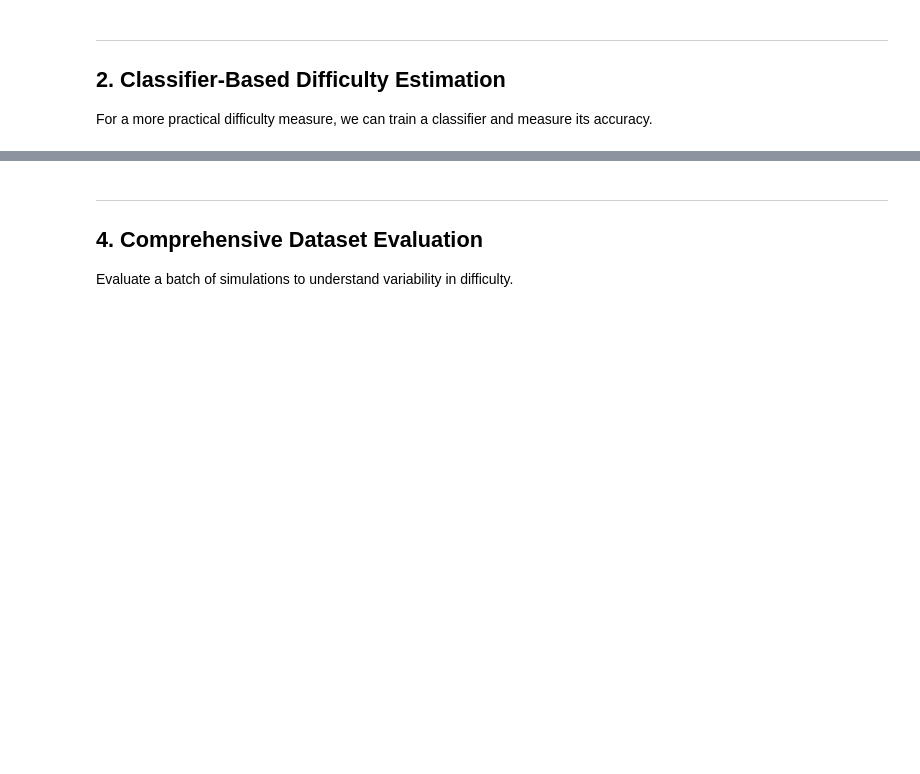
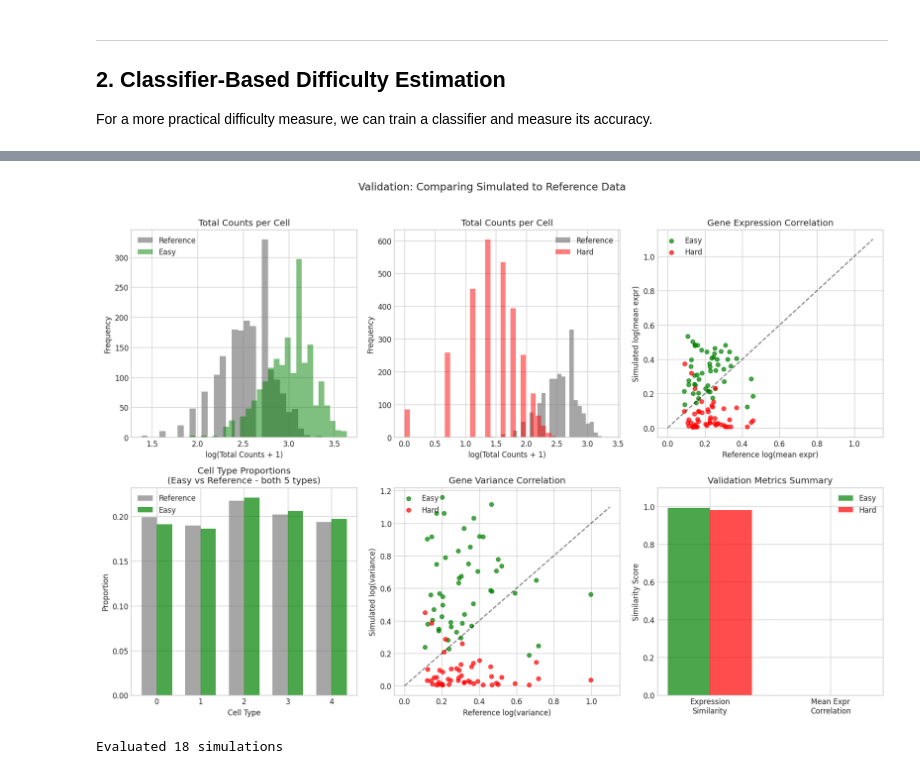
Before and after one commit to lamanno-epfl/PointillSim, a Jupyter notebook: notebooks/09_validation_and_difficulty.ipynb, the cells around one changed output, grey strips where cells are left out. Saved outputs shown, nothing was run; the diff lists cells and outputs as text; code cells hidden in the pictures; blank space fills up the shorter version.

```diff
--- a/notebooks/09_validation_and_difficulty.ipynb
+++ b/notebooks/09_validation_and_difficulty.ipynb
@@ -365,27 +515,29 @@ print(f"Reference dataset: {fov_ref.n_cells} cells, {len(dots_ref)} dots")
 # Create ValidationMetrics
 validator = ValidationMetrics()
 
-# Compare easy tissue to reference
+# Compare easy tissue to reference (both have 5 types)
 metrics_easy = validator.compare(
-    simulated_counts=counts_easy,
+    simulated_expression=counts_easy,
+    real_expression=counts_ref,
     simulated_types=fov_easy.class_instance,
-    reference_counts=counts_ref,
-    reference_types=fov_ref.class_instance,
+    real_types=fov_ref.class_instance,
 )
 
-# Compare hard tissue to reference
+# Note: Hard tissue has 8 types vs reference's 5 types
+# Validation metrics will still compute, but type proportion similarity may be affected
 metrics_hard = validator.compare(
-    simulated_counts=counts_hard,
+    simulated_expression=counts_hard,
+    real_expression=counts_ref,
     simulated_types=fov_hard.class_instance,
-    reference_counts=counts_ref,
-    reference_types=fov_ref.class_instance,
+    real_types=fov_ref.class_instance,
 )
 
 print("Validation Metrics (vs Reference):")
-print(f"\n  Easy Tissue:")
+print(f"\n  Easy Tissue (5 types vs 5 types):")
 for metric, value in metrics_easy.items():
     print(f"    {metric}: {value:.3f}")
 
-print(f"\n  Hard Tissue:")
+print(f"\n  Hard Tissue (8 types vs 5 types):")
 for metric, value in metrics_hard.items():
     print(f"    {metric}: {value:.3f}")
+print("\n  Note: Type proportion similarity affected by cell type count mismatch")
@@ -417,67 +589,62 @@ mean_easy = counts_easy.mean(axis=0)
 mean_hard = counts_hard.mean(axis=0)
 ax.scatter(np.log1p(mean_ref), np.log1p(mean_easy), alpha=0.7, label='Easy', color='green', s=30)
 ax.scatter(np.log1p(mean_ref), np.log1p(mean_hard), alpha=0.7, label='Hard', color='red', s=30)
-ax.plot([0, 4], [0, 4], 'k--', alpha=0.5)
+ax.plot([0, 1.1], [0, 1.1], 'k--', alpha=0.5)
 ax.set_xlabel('Reference log(mean expr)')
 ax.set_ylabel('Simulated log(mean expr)')
 ax.set_title('Gene Expression Correlation')
 ax.legend()
 
-# Row 2: Cell type proportions
+# Row 2: Cell type proportions (ONLY compare Easy vs Reference - same # of types)
 ax = axes[1, 0]
 from collections import Counter
 props_ref = np.array([Counter(fov_ref.class_instance).get(i, 0) for i in range(n_cell_types)]) / fov_ref.n_cells
 props_easy = np.array([Counter(fov_easy.class_instance).get(i, 0) for i in range(n_cell_types)]) / fov_easy.n_cells
-props_hard = np.array([Counter(fov_hard.class_instance).get(i, 0) for i in range(n_cell_types)]) / fov_hard.n_cells
 
 x = np.arange(n_cell_types)
-width = 0.25
-ax.bar(x - width, props_ref, width, label='Reference', color='gray', alpha=0.7)
-ax.bar(x, props_easy, width, label='Easy', color='green', alpha=0.7)
-ax.bar(x + width, props_hard, width, label='Hard', color='red', alpha=0.7)
+width = 0.35
+ax.bar(x - width/2, props_ref, width, label='Reference', color='gray', alpha=0.7)
+ax.bar(x + width/2, props_easy, width, label='Easy', color='green', alpha=0.7)
 ax.set_xlabel('Cell Type')
 ax.set_ylabel('Proportion')
-ax.set_title('Cell Type Proportions')
+ax.set_title('Cell Type Proportions\n(Easy vs Reference - both 5 types)')
 ax.legend()
 
 # Gene variance comparison
 ax = axes[1, 1]
 var_ref = counts_ref.var(axis=0)
 var_easy = counts_easy.var(axis=0)
 var_hard = counts_hard.var(axis=0)
 ax.scatter(np.log1p(var_ref), np.log1p(var_easy), alpha=0.7, label='Easy', color='green', s=30)
 ax.scatter(np.log1p(var_ref), np.log1p(var_hard), alpha=0.7, label='Hard', color='red', s=30)
-ax.plot([0, 6], [0, 6], 'k--', alpha=0.5)
+ax.plot([0, 1.1], [0, 1.1], 'k--', alpha=0.5)
 ax.set_xlabel('Reference log(variance)')
 ax.set_ylabel('Simulated log(variance)')
 ax.set_title('Gene Variance Correlation')
 ax.legend()
 
 # Summary metrics
 ax = axes[1, 2]
-metrics_to_plot = ['expression_similarity', 'correlation_similarity', 'type_proportion_similarity']
+metrics_to_plot = ['expression_similarity', 'mean_expression_correlation']
 easy_vals = [metrics_easy.get(m, 0) for m in metrics_to_plot]
 hard_vals = [metrics_hard.get(m, 0) for m in metrics_to_plot]
 
 x = np.arange(len(metrics_to_plot))
 width = 0.35
 ax.bar(x - width/2, easy_vals, width, label='Easy', color='green', alpha=0.7)
 ax.bar(x + width/2, hard_vals, width, label='Hard', color='red', alpha=0.7)
 ax.set_ylabel('Similarity Score')
 ax.set_title('Validation Metrics Summary')
 ax.set_xticks(x)
-ax.set_xticklabels(['Expression', 'Correlation', 'Type Props'], rotation=45, ha='right')
+ax.set_xticklabels(['Expression\nSimilarity', 'Mean Expr\nCorrelation'], rotation=0, ha='center')
 ax.legend()
 ax.set_ylim(0, 1.1)
 
 plt.suptitle('Validation: Comparing Simulated to Reference Data', fontsize=14, y=1.02)
 plt.tight_layout()
 plt.show()
+# %% [output]
+[figure, added]
-# %% [markdown]
----
-## 4. Comprehensive Dataset Evaluation
-
-Evaluate a batch of simulations to understand variability in difficulty.
 # %%
 # Generate multiple FOVs with varying parameters
 from tqdm import tqdm
@@ -500,14 +667,21 @@ for conc in tqdm(concentrations, desc="Evaluating concentrations"):
             concentration=conc,
         )
 
-        # Generate FOV
-        fov_test, hybiss_test = generate_fov(tissue_test)
-        dots_test = hybiss_test.make_pandas_df()
-        counts_test = get_count_matrix(fov_test, dots_test, tissue_test)
+        # Generate FOV using easy generation (simple spatial patterns)
+        fov_test = generate_fov_easy(tissue_test, n_cell_types)
+        cell_props_test = CellTypesProperties(n_cell_types=n_cell_types)
+        cell_props_test.apply(fov_test)
+        hybiss_test = HybISS_Setup(tissue_test)
+        hybiss_test.observe_dots(fov_test)
+        counts_test = get_count_matrix(fov_test, hybiss_test, tissue_test)
 
-        # Score difficulty
-        scorer_test = DifficultyScorer(tissue_test)
-        difficulty = scorer_test.score(fov_test)
+        # Score difficulty (use count matrix)
+        scorer_test = DifficultyScorer(use_classifier=False)  # Skip classifier for speed
+        difficulty = scorer_test.score(
+            counts_test,
+            fov_test.class_instance,
+            positions=fov_test.cell_centroids
+        )
 
         # Estimate classifier accuracy
         if counts_test.sum() > 0:
@@ -526,11 +700,13 @@ for conc in tqdm(concentrations, desc="Evaluating concentrations"):
             'separability': difficulty.get('separability', 0),
             'classifier_accuracy': acc,
             'n_cells': fov_test.n_cells,
-            'n_dots': len(dots_test),
+            'n_dots': hybiss_test.make_pandas_df().shape[0],
         })
 
 eval_df = pd.DataFrame(evaluation_results)
 print(f"Evaluated {len(eval_df)} simulations")
+# %% [output]
+Evaluated 18 simulations
 # %%
 # Visualize the relationship between parameters and difficulty
 fig, axes = plt.subplots(1, 3, figsize=(15, 5))
```
Also changed, not shown: parts of 22 cells of this notebook, 3 other files.
